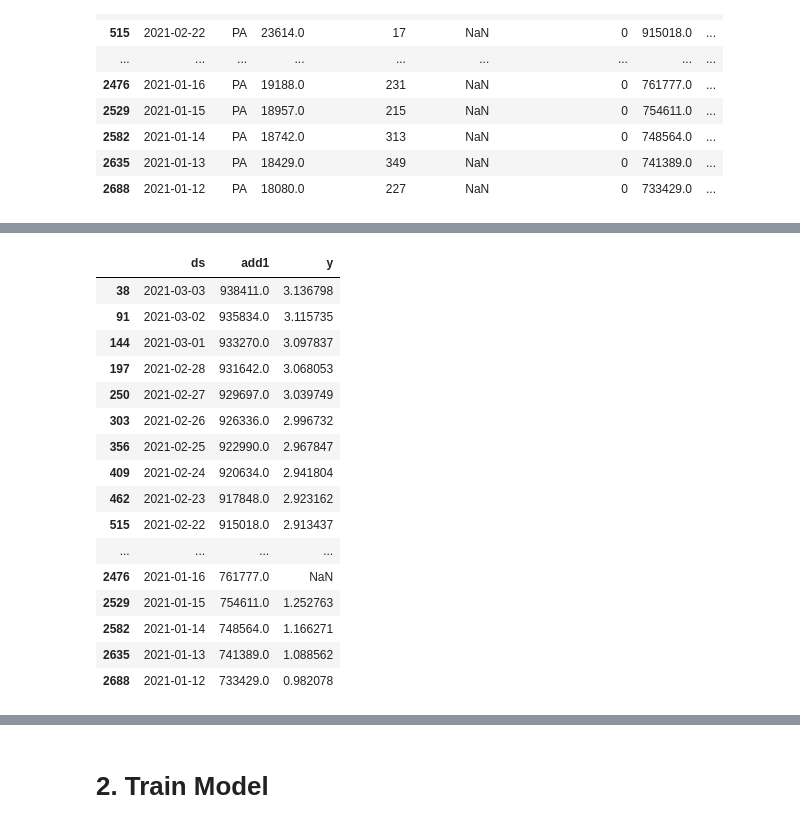
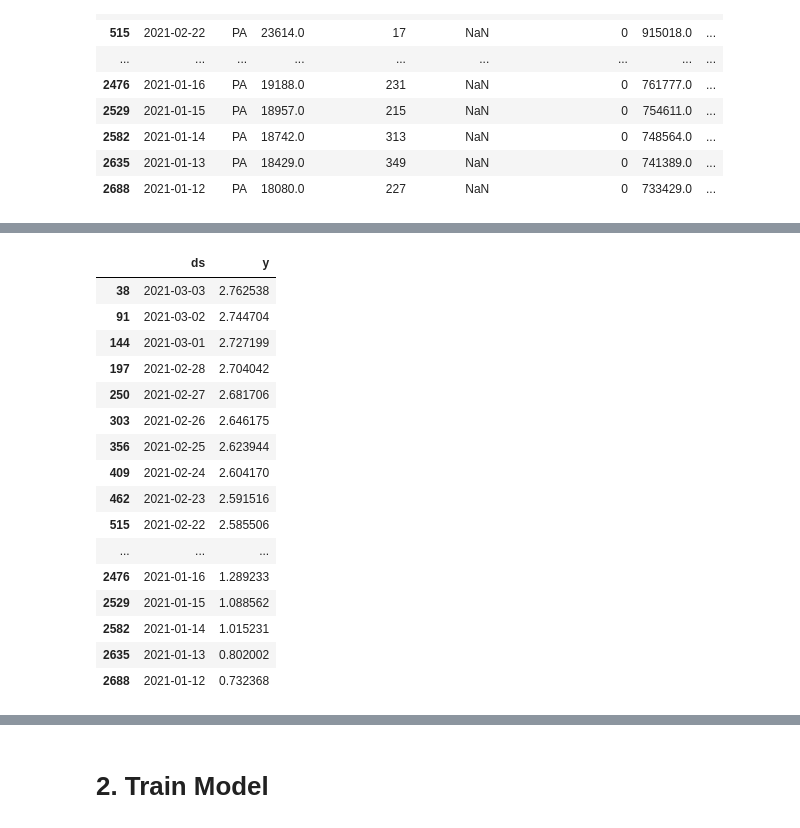
Before and after one commit to Marcellisv/Final_Projec, a Jupyter notebook: model/Time_Series_Model.ipynb, the cells around one changed output, grey strips where cells are left out. Saved outputs shown, nothing was run; the diff lists cells and outputs as text; code cells hidden in the pictures.

```diff
--- a/model/Time_Series_Model.ipynb
+++ b/model/Time_Series_Model.ipynb
@@ -207,0 +216,5 @@ penn
+# %%
+penn['people_vaccinated_per_hundred']=penn['people_vaccinated_per_hundred'].fillna(method='ffill')
+# %%
+penn1=penn.filter(['date','people_vaccinated_per_hundred'])
+penn1
@@ -247,21 +278,21 @@ penn_cases = penn.drop(["death_Increase", "hospitalized", "positive_Increase",
 # %%
-penn = penn.rename(columns = {'date' : 'ds','positive': 'add1', "total_vaccinations_per_hundred": "y"}, inplace = False)
-penn
+penn1 = penn1.rename(columns = {'date' : 'ds','people_vaccinated_per_hundred': 'y'})
+penn1
 # %% [output]
-|  | ds | add1 | y |
-| 38 | 2021-03-03 | 938411.0 | 3.136798 |
-| 91 | 2021-03-02 | 935834.0 | 3.115735 |
-| 144 | 2021-03-01 | 933270.0 | 3.097837 |
-| 197 | 2021-02-28 | 931642.0 | 3.068053 |
-| 250 | 2021-02-27 | 929697.0 | 3.039749 |
-| 303 | 2021-02-26 | 926336.0 | 2.996732 |
-| 356 | 2021-02-25 | 922990.0 | 2.967847 |
-| 409 | 2021-02-24 | 920634.0 | 2.941804 |
-| 462 | 2021-02-23 | 917848.0 | 2.923162 |
-| 515 | 2021-02-22 | 915018.0 | 2.913437 |
-| ... | ... | ... | ... |
-| 2476 | 2021-01-16 | 761777.0 | NaN |
-| 2529 | 2021-01-15 | 754611.0 | 1.252763 |
-| 2582 | 2021-01-14 | 748564.0 | 1.166271 |
-| 2635 | 2021-01-13 | 741389.0 | 1.088562 |
-| 2688 | 2021-01-12 | 733429.0 | 0.982078 |
+|  | ds | y |
+| 38 | 2021-03-03 | 2.762538 |
+| 91 | 2021-03-02 | 2.744704 |
+| 144 | 2021-03-01 | 2.727199 |
+| 197 | 2021-02-28 | 2.704042 |
+| 250 | 2021-02-27 | 2.681706 |
+| 303 | 2021-02-26 | 2.646175 |
+| 356 | 2021-02-25 | 2.623944 |
+| 409 | 2021-02-24 | 2.604170 |
+| 462 | 2021-02-23 | 2.591516 |
+| 515 | 2021-02-22 | 2.585506 |
+| ... | ... | ... |
+| 2476 | 2021-01-16 | 1.289233 |
+| 2529 | 2021-01-15 | 1.088562 |
+| 2582 | 2021-01-14 | 1.015231 |
+| 2635 | 2021-01-13 | 0.802002 |
+| 2688 | 2021-01-12 | 0.732368 |
```
Also changed, not shown: parts of 31 cells of this notebook, 1 other file.
